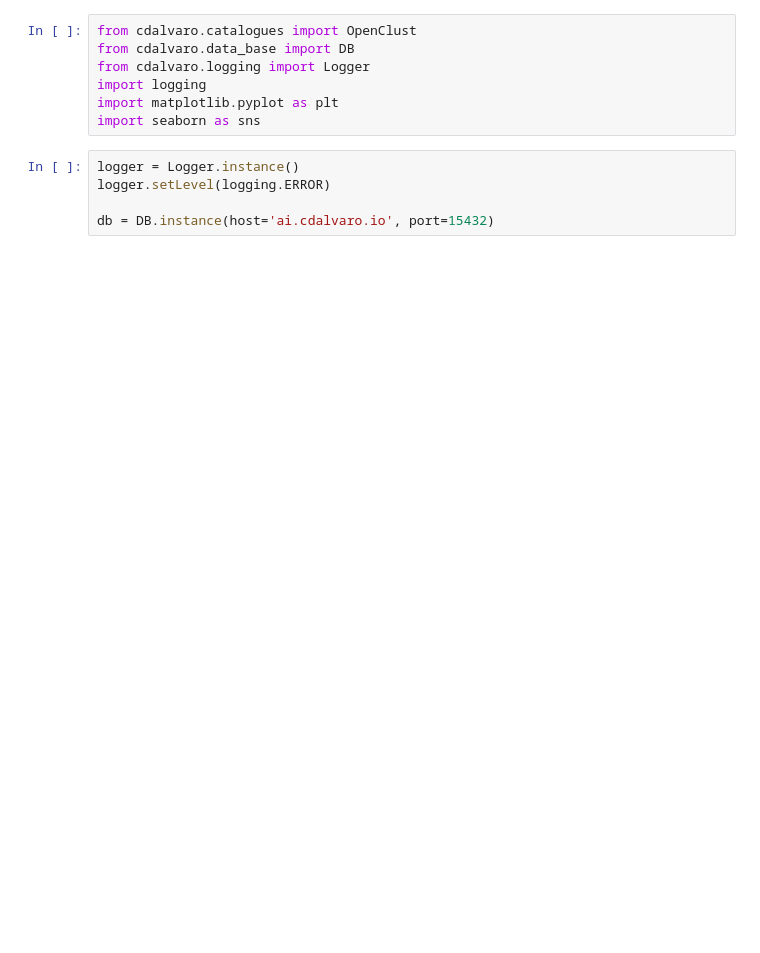
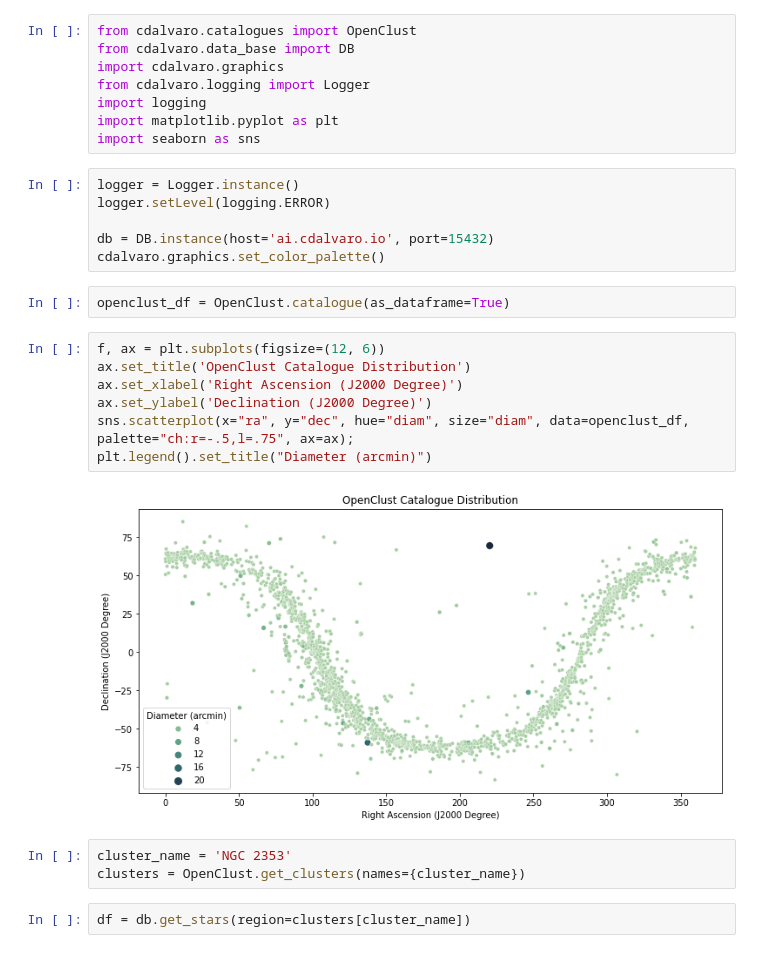
Before and after one commit to cdalvaro/machine-learning-master-thesis, a Jupyter notebook: code/notebooks/clusters_analysis.ipynb, the cells around one changed output. Drawn from its saved outputs; the diff is of its cells as text; blank space fills up the shorter version.

```diff
--- a/code/notebooks/clusters_analysis.ipynb
+++ b/code/notebooks/clusters_analysis.ipynb
@@ -1,6 +1,7 @@
 # %%
 from cdalvaro.catalogues import OpenClust
 from cdalvaro.data_base import DB
+import cdalvaro.graphics
 from cdalvaro.logging import Logger
 import logging
 import matplotlib.pyplot as plt
@@ -10,4 +11,21 @@ logger = Logger.instance()
 logger.setLevel(logging.ERROR)
 
 db = DB.instance(host='ai.cdalvaro.io', port=15432)
+cdalvaro.graphics.set_color_palette()
+# %%
+openclust_df = OpenClust.catalogue(as_dataframe=True)
+# %%
+f, ax = plt.subplots(figsize=(12, 6))
+ax.set_title('OpenClust Catalogue Distribution')
+ax.set_xlabel('Right Ascension (J2000 Degree)')
+ax.set_ylabel('Declination (J2000 Degree)')
+sns.scatterplot(x="ra", y="dec", hue="diam", size="diam", data=openclust_df, palette="ch:r=-.5,l=.75", ax=ax);
+plt.legend().set_title("Diameter (arcmin)")
+# %% [output]
+[figure, added]
+# %%
+cluster_name = 'NGC 2353'
+clusters = OpenClust.get_clusters(names={cluster_name})
+# %%
+df = db.get_stars(region=clusters[cluster_name])
 # %%
```
Also changed, not shown: parts of 4 cells of this notebook, 2 other files.
